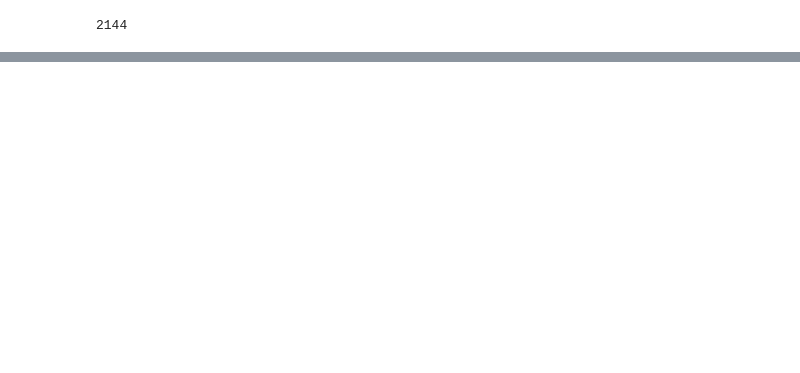
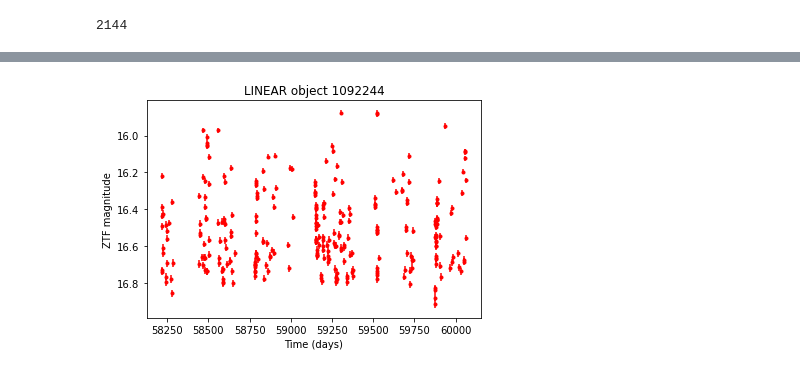
Before and after one commit to emadonev/var_stars, a Jupyter notebook: nbs/ZI_compareLightCurves.ipynb, the cells around one changed output, grey strips where cells are left out. Saved outputs shown, nothing was run; the diff lists cells and outputs as text; code cells hidden in the pictures; blank space fills up the shorter version.

```diff
--- a/nbs/ZI_compareLightCurves.ipynb
+++ b/nbs/ZI_compareLightCurves.ipynb
@@ -473,0 +501,15 @@ len(Lab)
+# %%
+# plot ZTF light curve
+ra, dec = getCoordinatesFromLINEARid(Lrrlyr, id0)
+ZTFdata = getZTFlightcurve(ra, dec)
+BandData = ZTFdata.loc[ZTFdata['filtercode'] == 'zr']
+timeZ = BandData['mjd']
+magZ = BandData['mag']
+magErrZ = BandData['magerr']
+fig, ax = plt.subplots()
+ax.errorbar(timeZ, magZ, magErrZ, fmt='.r', ecolor='red')
+ax.set(xlabel='Time (days)', ylabel='ZTF magnitude',
+       title='LINEAR object {0}'.format(id0))
+ax.invert_yaxis()
+# %% [output]
+[figure, added]
```
Also changed, not shown: parts of 11 cells of this notebook.
